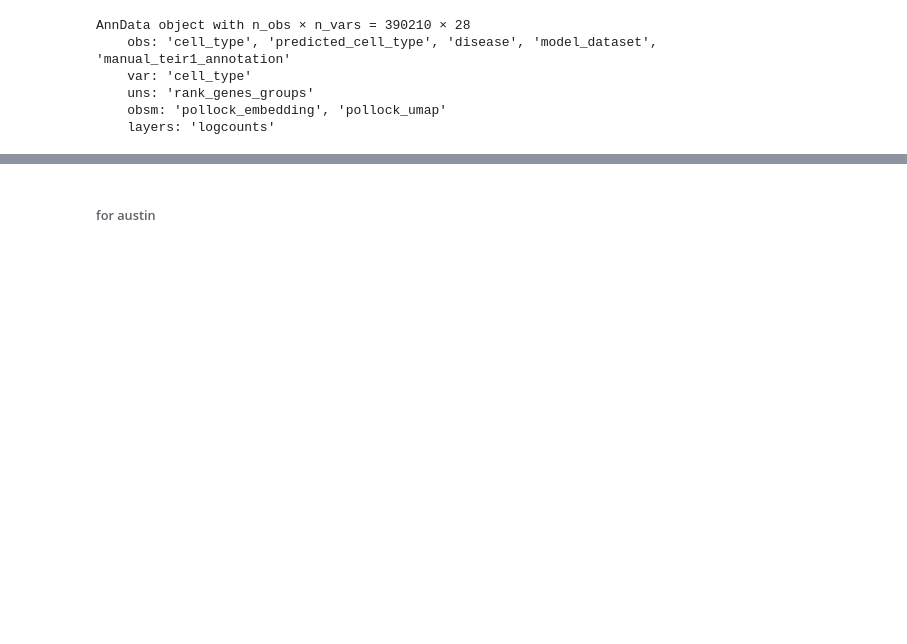
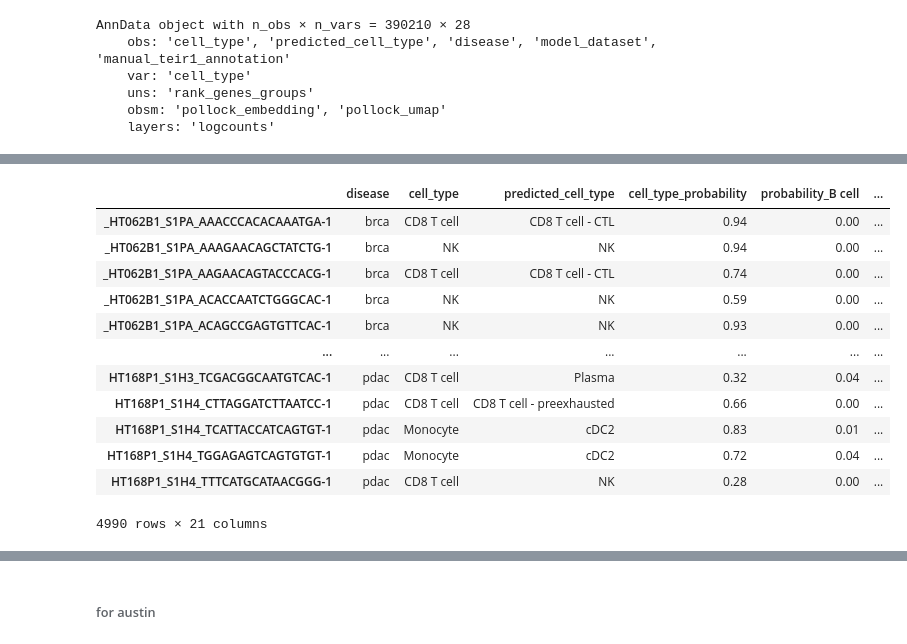
Before and after one commit to ding-lab/pollock, a Jupyter notebook: notebooks/explainability_figures.ipynb, the cells around one changed output, grey strips where cells are left out. Saved outputs shown, nothing was run; the diff lists cells and outputs as text; code cells hidden in the pictures; blank space fills up the shorter version.

```diff
--- a/notebooks/explainability_figures.ipynb
+++ b/notebooks/explainability_figures.ipynb
@@ -343,0 +397,19 @@ AnnData object with n_obs × n_vars = 390210 × 28
+# %%
+cols = ['disease', 'cell_type', 'predicted_cell_type']
+cols += [c for c in explain.obs.columns if 'probability' in c]
+df = explain.obs[cols]
+df
+# %% [output]
+|  | disease | cell_type | predicted_cell_type | cell_type_probability | probability_B cell | ... |
+| _HT062B1_S1PA_AAACCCACACAAATGA-1 | brca | CD8 T cell | CD8 T cell - CTL | 0.94 | 0.00 | ... |
+| _HT062B1_S1PA_AAAGAACAGCTATCTG-1 | brca | NK | NK | 0.94 | 0.00 | ... |
+| _HT062B1_S1PA_AAGAACAGTACCCACG-1 | brca | CD8 T cell | CD8 T cell - CTL | 0.74 | 0.00 | ... |
+| _HT062B1_S1PA_ACACCAATCTGGGCAC-1 | brca | NK | NK | 0.59 | 0.00 | ... |
+| _HT062B1_S1PA_ACAGCCGAGTGTTCAC-1 | brca | NK | NK | 0.93 | 0.00 | ... |
+| ... | ... | ... | ... | ... | ... | ... |
+| HT168P1_S1H3_TCGACGGCAATGTCAC-1 | pdac | CD8 T cell | Plasma | 0.32 | 0.04 | ... |
+| HT168P1_S1H4_CTTAGGATCTTAATCC-1 | pdac | CD8 T cell | CD8 T cell - preexhausted | 0.66 | 0.00 | ... |
+| HT168P1_S1H4_TCATTACCATCAGTGT-1 | pdac | Monocyte | cDC2 | 0.83 | 0.01 | ... |
+| HT168P1_S1H4_TGGAGAGTCAGTGTGT-1 | pdac | Monocyte | cDC2 | 0.72 | 0.04 | ... |
+| HT168P1_S1H4_TTTCATGCATAACGGG-1 | pdac | CD8 T cell | NK | 0.28 | 0.00 | ... |
+4990 rows × 21 columns
```
Also changed, not shown: parts of 16 cells of this notebook, 3 other files.
